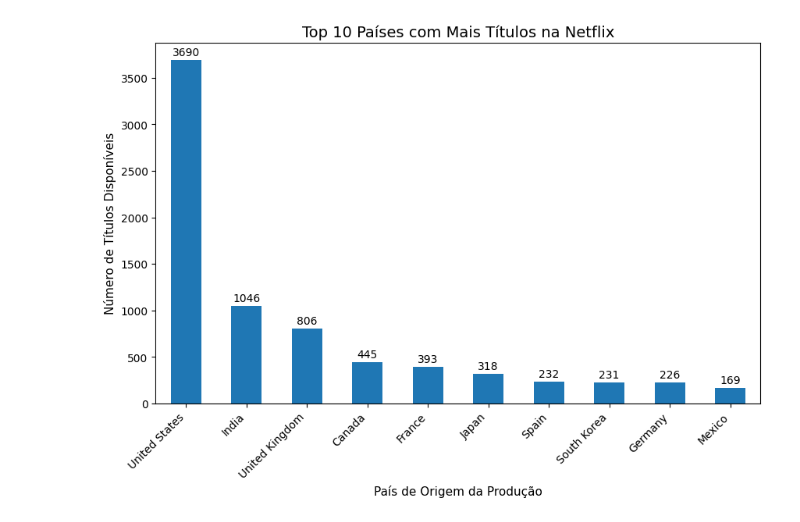
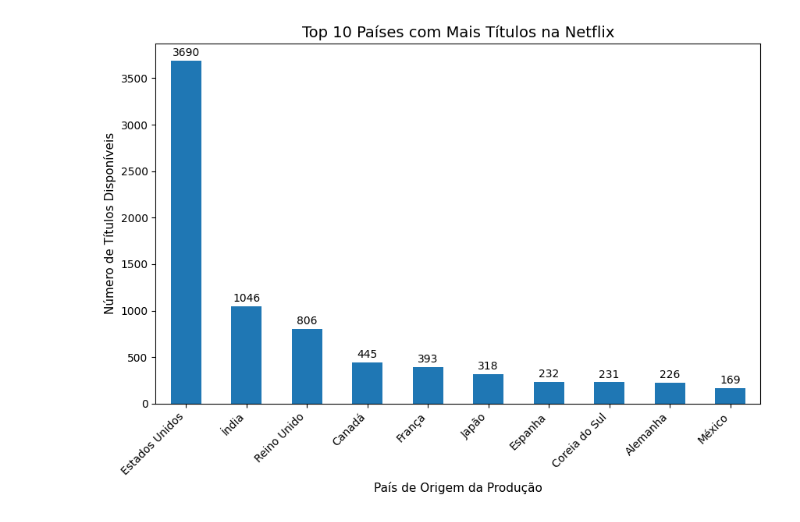
Before and after one commit to isadoraxaavier/trabalho_estatistica, a Jupyter notebook: Estatística.ipynb, the cells around one changed output. Drawn from its saved outputs; the diff is of its cells as text; code cells hidden in the pictures.

```diff
--- a/Estatística.ipynb
+++ b/Estatística.ipynb
@@ -57,7 +59,8 @@ dtype: int64
 import matplotlib.pyplot as plt
 
 # --- 5A: Tipo (com descrições mais explicativas) ---
-type_counts = df["type"].value_counts()
+# Substituir Movie/TV Show por Filme/Série
+type_counts = df["type"].replace({"Movie": "Filme", "TV Show": "Série"}).value_counts()
 
 plt.figure(figsize=(6,4))
 ax = type_counts.plot(kind="bar", color="#1f77b4")
@@ -98,29 +101,50 @@ plt.show()
 # %%
-# --- 5C: Países com mais títulos (com descrições mais explicativas) ---
+# --- 5C: Países com mais títulos ---
 country_series = (
     df["country"]
     .dropna()
     .astype(str)
     .str.split(",")
     .explode()
     .str.strip()
 )
+
+# Dicionário de tradução
+country_translation = {
+    "United States": "Estados Unidos",
+    "India": "Índia",
+    "United Kingdom": "Reino Unido",
+    "Japan": "Japão",
+    "South Korea": "Coreia do Sul",
+    "France": "França",
+    "Canada": "Canadá",
+    "Spain": "Espanha",
+    "Germany": "Alemanha",
+    "Mexico": "México",
+    "Brazil": "Brasil",
+    "Italy": "Itália",
+    "China": "China"
+}
+
+# Aplicar tradução
+country_series = country_series.replace(country_translation)
+
 country_counts = country_series.value_counts().head(10)
 
 plt.figure(figsize=(10,6))
 ax = country_counts.plot(kind="bar", color="#1f77b4")
 
 plt.title("Top 10 Países com Mais Títulos na Netflix", fontsize=14)
 plt.xlabel("País de Origem da Produção", fontsize=11)
 plt.ylabel("Número de Títulos Disponíveis", fontsize=11)
 plt.xticks(rotation=45, ha="right")
 
 for container in ax.containers:
     ax.bar_label(container, label_type="edge", fontsize=10, padding=2)
 
 plt.show()
 # %% [output]
-[figure, old version]
+[figure, new version]
 # %%
 import matplotlib.pyplot as plt
 import numpy as np
```
Also changed, not shown: parts of 4 cells of this notebook.
